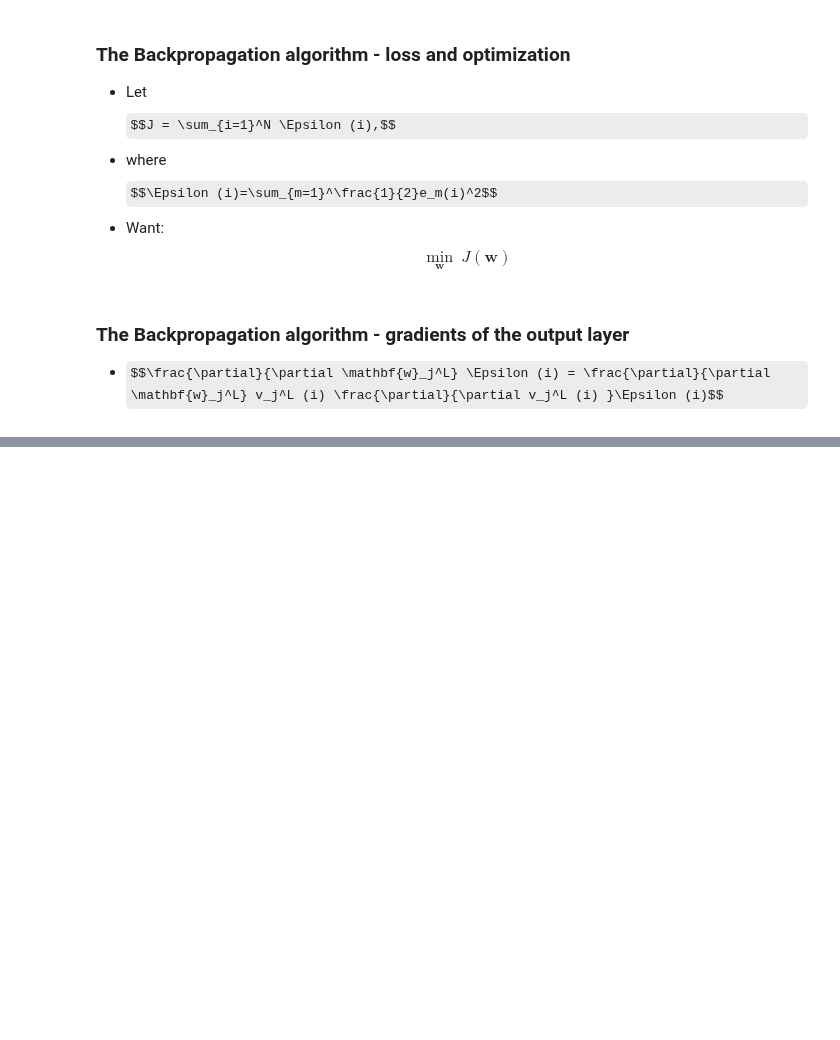
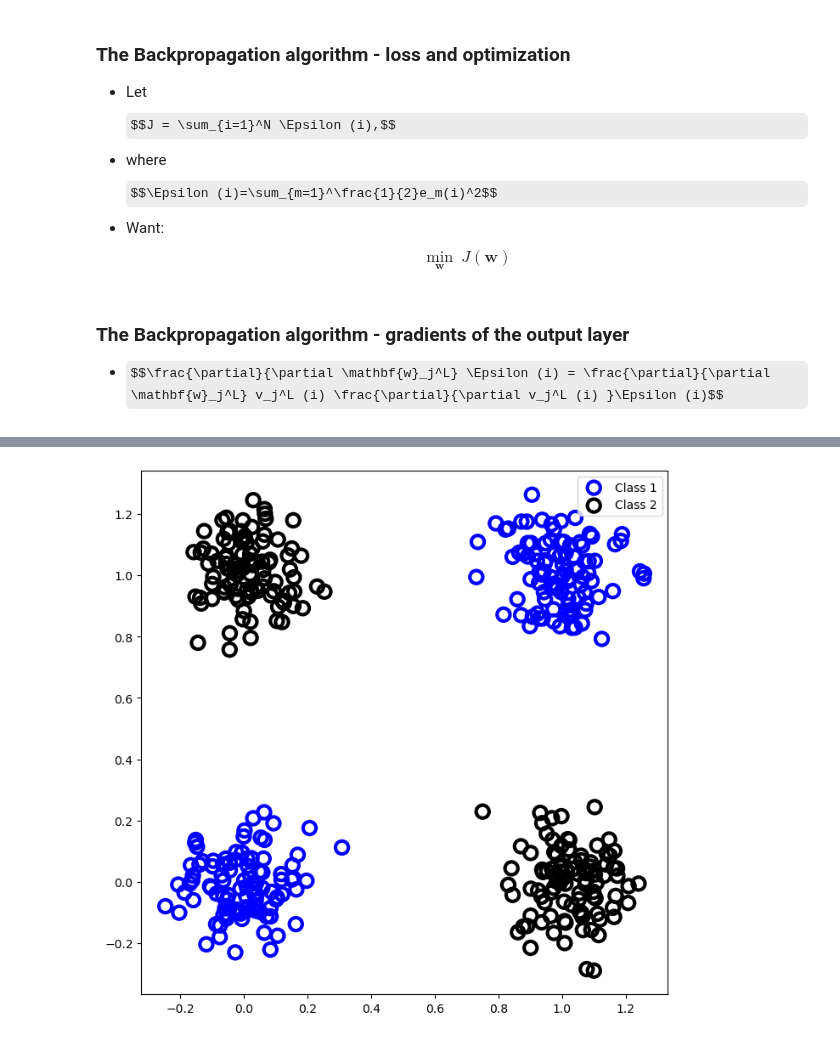
Before and after one commit to Wickstrom/pattern-recognition-handbook, a Jupyter notebook: notebooks/04/neural_networks_1.ipynb, the cells around one changed output, grey strips where cells are left out. Saved outputs shown, nothing was run; the diff lists cells and outputs as text; code cells hidden in the pictures; some formulas as TeX source; blank space fills up the shorter version.

```diff
--- a/notebooks/04/neural_networks_1.ipynb
+++ b/notebooks/04/neural_networks_1.ipynb
@@ -156,0 +215,43 @@ plt.show()
+# %%
+import random
+import numpy as np
+import matplotlib.pyplot as plt
+
+
+N_tr = 100
+mu1 = np.array([0.0, 0.0])
+mu2 = np.array([1.0, 1.0])
+mu3 = np.array([0.0, 1.0])
+mu4 = np.array([1.0, .0])
+sigma = np.array([[0.01, 0.0], [0.0, 0.01]])
+
+x1_tr = np.random.multivariate_normal(mu1, sigma, N_tr)
+x2_tr = np.random.multivariate_normal(mu2, sigma, N_tr)
+x3_tr = np.random.multivariate_normal(mu3, sigma, N_tr)
+x4_tr = np.random.multivariate_normal(mu4, sigma, N_tr)
+
+x = np.concatenate((x1_tr, x2_tr, x3_tr, x4_tr))
+y = np.concatenate((np.zeros(N_tr), np.zeros(N_tr),
+                    np.ones(N_tr), np.ones(N_tr)))
+
+shuffle_idx = random.sample(range(0, 4 * N_tr), 4 * N_tr)
+
+"""
+X = 400 x 3
+"""
+x = np.c_[x[shuffle_idx], np.ones(x.shape[0])]
+y = y[shuffle_idx]
+
+plt.figure(1, figsize=(8, 8))
+plt.scatter(x1_tr[:, 0], x1_tr[:, 1], s=120, facecolors='none',
+            edgecolors='blue', linewidth=3.0, label='Class 1')
+plt.scatter(x2_tr[:, 0], x2_tr[:, 1], s=120, facecolors='none',
+            edgecolors='blue', linewidth=3.0)
+plt.scatter(x3_tr[:, 0], x3_tr[:, 1], s=120, facecolors='none',
+            edgecolors='black', linewidth=3.0, label='Class 2')
+plt.scatter(x4_tr[:, 0], x4_tr[:, 1], s=120, facecolors='none',
+            edgecolors='black', linewidth=3.0)
+plt.legend()
+plt.show()
+# %% [output]
+[figure, added]
```
Also changed, not shown: parts of 10 cells of this notebook, 1 other file.
